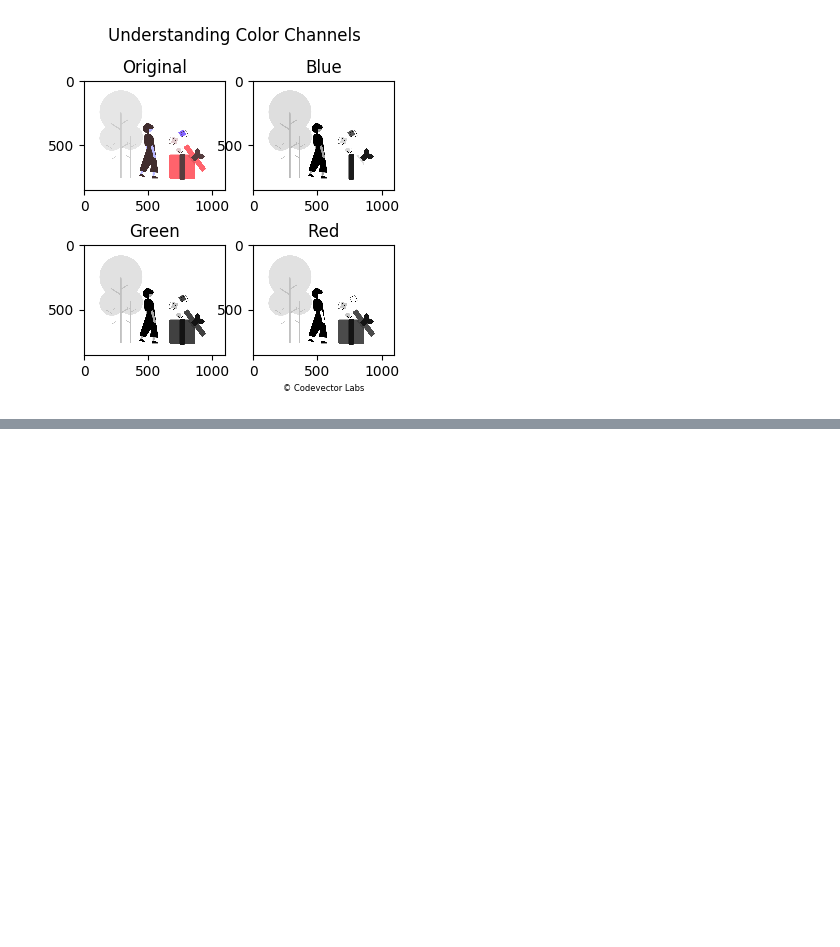
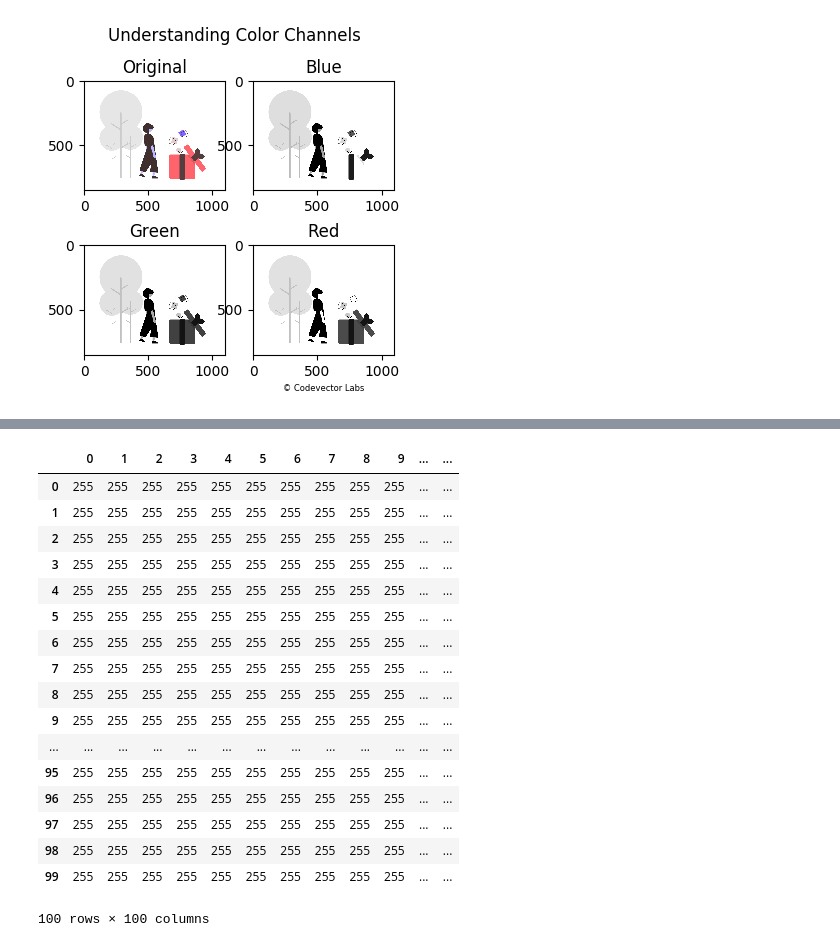
Before and after one commit to feat7/computer-vision-basics, a Jupyter notebook: 3.ipynb, the cells around one changed output, grey strips where cells are left out. Saved outputs shown, nothing was run; the diff lists cells and outputs as text; code cells hidden in the pictures; blank space fills up the shorter version.

Commit message:
add: visualisation of data in excel

```diff
--- a/3.ipynb
+++ b/3.ipynb
@@ -70,0 +90,9 @@ fig.savefig('images/output_3_understanding_channels.png', dpi=200)
+# %%
+low_quality_image = cv2.resize(image, (100, 100))
+
+df = pd.DataFrame(low_quality_image[:, :, 2])
+
+# Save the dataframe to csv
+df.to_csv("csv/output_3_channel.csv")
+
+print("Dataframe shape: {}".format(df.shape))
@@ -70,0 +106,21 @@ fig.savefig('images/output_3_understanding_channels.png', dpi=200)
+# %%
+df
+# %% [output]
+|  | 0 | 1 | 2 | 3 | 4 | 5 | 6 | 7 | 8 | 9 | ... | ... |
+| 0 | 255 | 255 | 255 | 255 | 255 | 255 | 255 | 255 | 255 | 255 | ... | ... |
+| 1 | 255 | 255 | 255 | 255 | 255 | 255 | 255 | 255 | 255 | 255 | ... | ... |
+| 2 | 255 | 255 | 255 | 255 | 255 | 255 | 255 | 255 | 255 | 255 | ... | ... |
+| 3 | 255 | 255 | 255 | 255 | 255 | 255 | 255 | 255 | 255 | 255 | ... | ... |
+| 4 | 255 | 255 | 255 | 255 | 255 | 255 | 255 | 255 | 255 | 255 | ... | ... |
+| 5 | 255 | 255 | 255 | 255 | 255 | 255 | 255 | 255 | 255 | 255 | ... | ... |
+| 6 | 255 | 255 | 255 | 255 | 255 | 255 | 255 | 255 | 255 | 255 | ... | ... |
+| 7 | 255 | 255 | 255 | 255 | 255 | 255 | 255 | 255 | 255 | 255 | ... | ... |
+| 8 | 255 | 255 | 255 | 255 | 255 | 255 | 255 | 255 | 255 | 255 | ... | ... |
+| 9 | 255 | 255 | 255 | 255 | 255 | 255 | 255 | 255 | 255 | 255 | ... | ... |
+| ... | ... | ... | ... | ... | ... | ... | ... | ... | ... | ... | ... | ... |
+| 95 | 255 | 255 | 255 | 255 | 255 | 255 | 255 | 255 | 255 | 255 | ... | ... |
+| 96 | 255 | 255 | 255 | 255 | 255 | 255 | 255 | 255 | 255 | 255 | ... | ... |
+| 97 | 255 | 255 | 255 | 255 | 255 | 255 | 255 | 255 | 255 | 255 | ... | ... |
+| 98 | 255 | 255 | 255 | 255 | 255 | 255 | 255 | 255 | 255 | 255 | ... | ... |
+| 99 | 255 | 255 | 255 | 255 | 255 | 255 | 255 | 255 | 255 | 255 | ... | ... |
+100 rows × 100 columns
```
Also changed, not shown: parts of 6 cells of this notebook, 1 other file.
